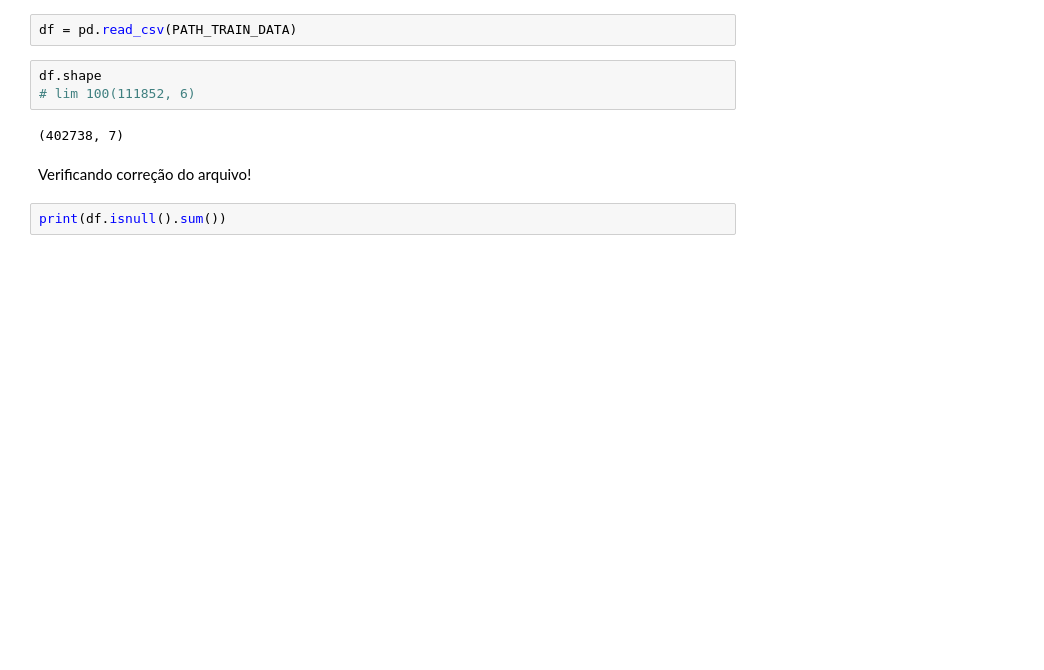
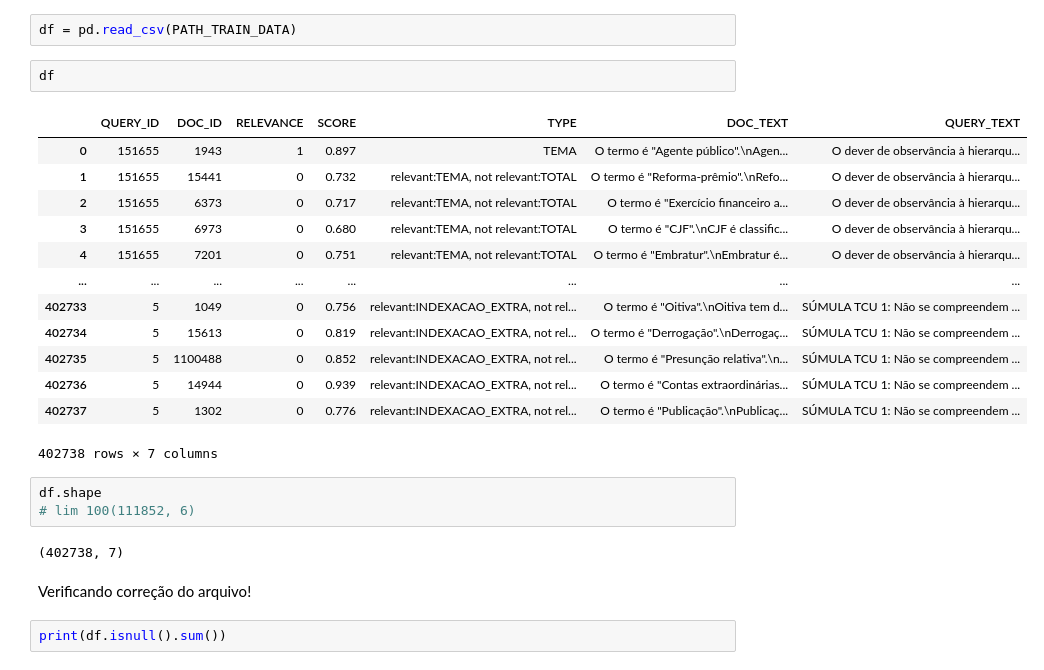
Before and after one commit to marcusborela/ind-ir, a Jupyter notebook: code/train/finetune_reranker_mt5_seq2seq_colab.ipynb, the cells around one changed output. Saved outputs shown, nothing was run; the diff lists cells and outputs as text; blank space fills up the shorter version.

```diff
--- a/code/train/finetune_reranker_mt5_seq2seq_colab.ipynb
+++ b/code/train/finetune_reranker_mt5_seq2seq_colab.ipynb
@@ -413,5 +409,21 @@ else:
 # %%
 df = pd.read_csv(PATH_TRAIN_DATA)
+# %%
+df
+# %% [output]
+|  | QUERY_ID | DOC_ID | RELEVANCE | SCORE | TYPE | DOC_TEXT | QUERY_TEXT |
+| 0 | 151655 | 1943 | 1 | 0.897 | TEMA | O termo é "Agente público".\nAgen... | O dever de observância à hierarqu... |
+| 1 | 151655 | 15441 | 0 | 0.732 | relevant:TEMA, not relevant:TOTAL | O termo é "Reforma-prêmio".\nRefo... | O dever de observância à hierarqu... |
+| 2 | 151655 | 6373 | 0 | 0.717 | relevant:TEMA, not relevant:TOTAL | O termo é "Exercício financeiro a... | O dever de observância à hierarqu... |
+| 3 | 151655 | 6973 | 0 | 0.680 | relevant:TEMA, not relevant:TOTAL | O termo é "CJF".\nCJF é classific... | O dever de observância à hierarqu... |
+| 4 | 151655 | 7201 | 0 | 0.751 | relevant:TEMA, not relevant:TOTAL | O termo é "Embratur".\nEmbratur é... | O dever de observância à hierarqu... |
+| ... | ... | ... | ... | ... | ... | ... | ... |
+| 402733 | 5 | 1049 | 0 | 0.756 | relevant:INDEXACAO_EXTRA, not rel... | O termo é "Oitiva".\nOitiva tem d... | SÚMULA TCU 1: Não se compreendem ... |
+| 402734 | 5 | 15613 | 0 | 0.819 | relevant:INDEXACAO_EXTRA, not rel... | O termo é "Derrogação".\nDerrogaç... | SÚMULA TCU 1: Não se compreendem ... |
+| 402735 | 5 | 1100488 | 0 | 0.852 | relevant:INDEXACAO_EXTRA, not rel... | O termo é "Presunção relativa".\n... | SÚMULA TCU 1: Não se compreendem ... |
+| 402736 | 5 | 14944 | 0 | 0.939 | relevant:INDEXACAO_EXTRA, not rel... | O termo é "Contas extraordinárias... | SÚMULA TCU 1: Não se compreendem ... |
+| 402737 | 5 | 1302 | 0 | 0.776 | relevant:INDEXACAO_EXTRA, not rel... | O termo é "Publicação".\nPublicaç... | SÚMULA TCU 1: Não se compreendem ... |
+402738 rows × 7 columns
 # %%
 df.shape
 # lim 100(111852, 6)
```
Also changed, not shown: parts of 41 cells of this notebook, 2 other files.
